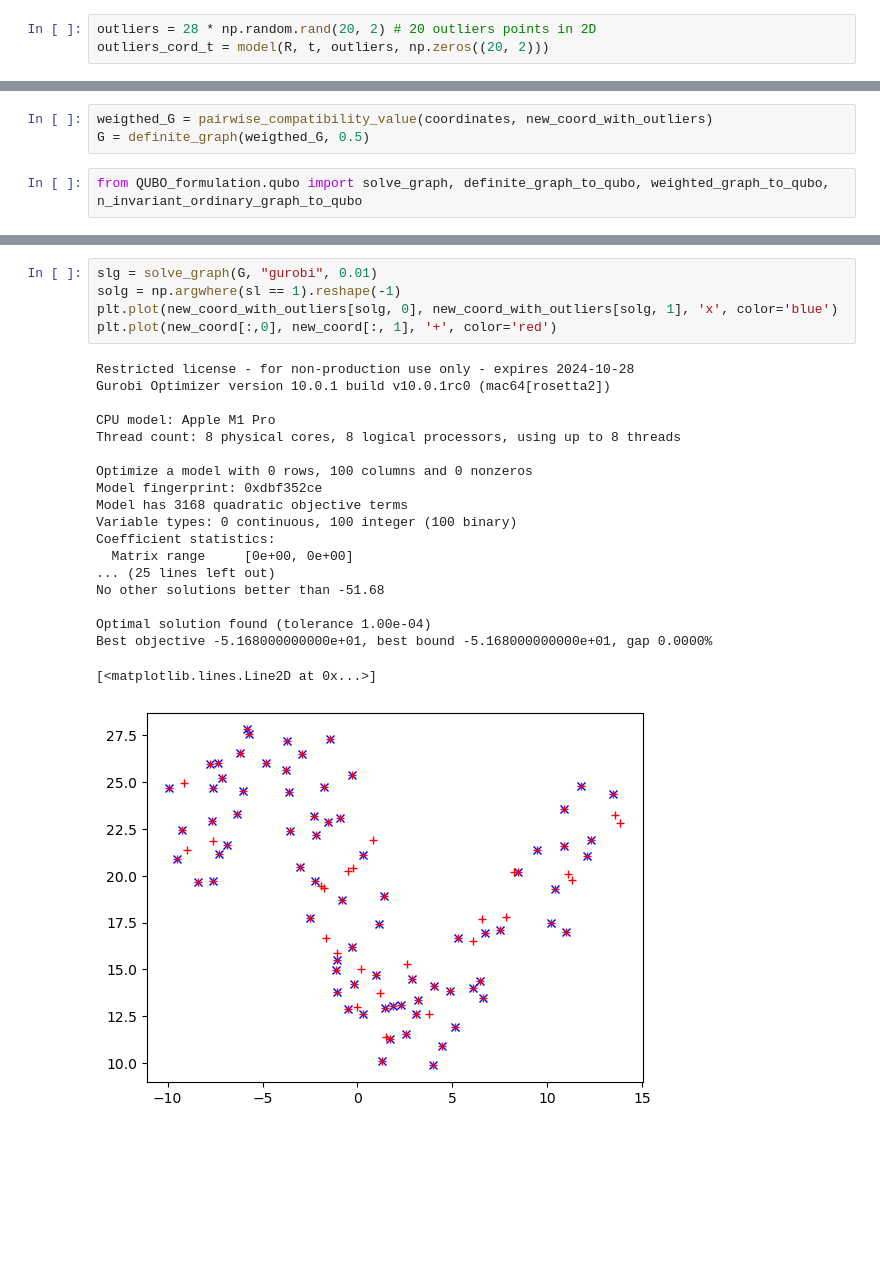
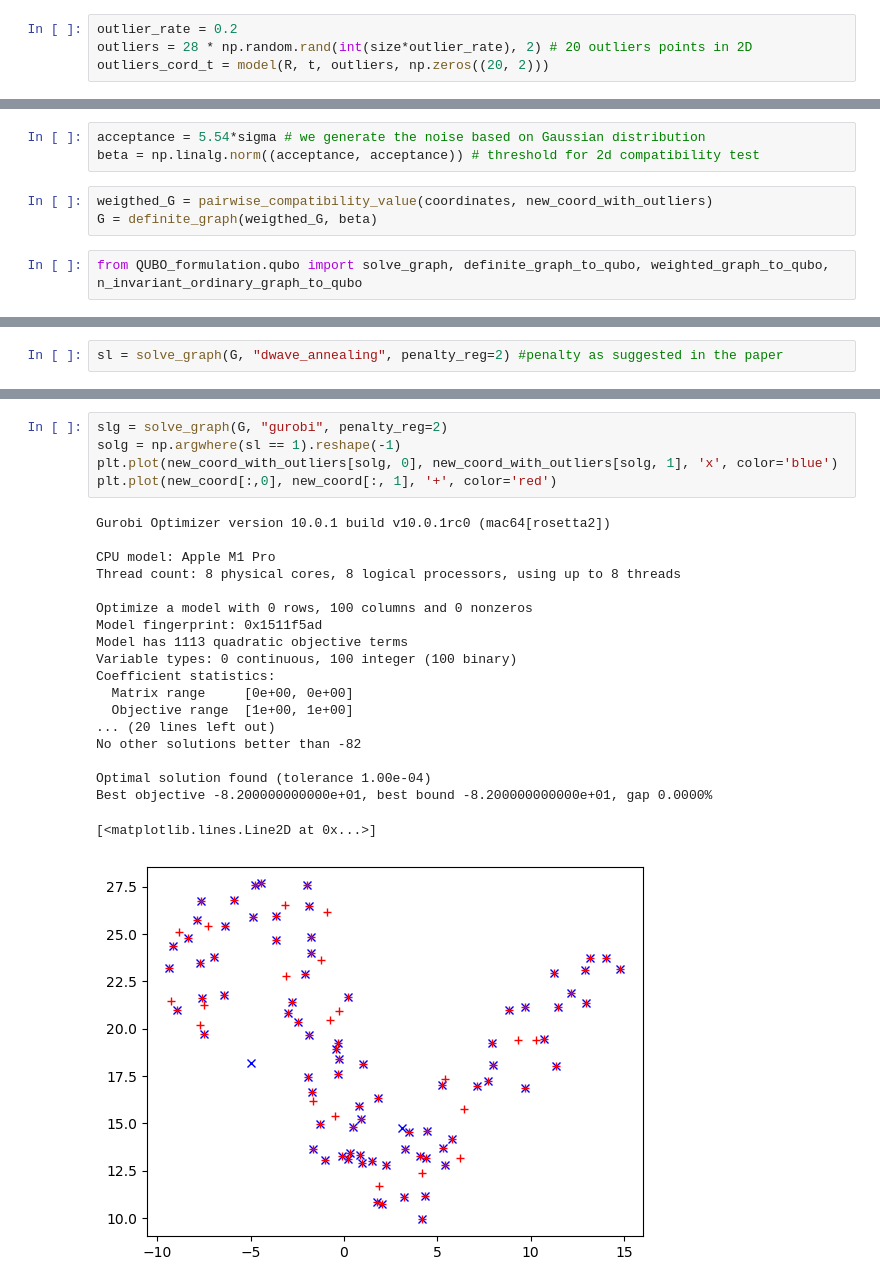
Before and after one commit to xLynna/Quantum_ROBIN, a Jupyter notebook: 2d_case_1_full.ipynb, the cells around one changed output, grey strips where cells are left out. Cells and saved outputs as stored; diff of their text form; blank space fills up the shorter version.

```diff
--- a/2d_case_1_full.ipynb
+++ b/2d_case_1_full.ipynb
@@ -50,5 +63,6 @@ plt.plot(new_coord[:,0], new_coord[:, 1], '+', color='blue',)
 # %%
-outliers = 28 * np.random.rand(20, 2) # 20 outliers points in 2D
+outlier_rate = 0.2
+outliers = 28 * np.random.rand(int(size*outlier_rate), 2) # 20 outliers points in 2D
 outliers_cord_t = model(R, t, outliers, np.zeros((20, 2)))
 # %%
 new_coord_with_outliers = np.vstack((new_coord[:-20], outliers_cord_t))
@@ -63,7 +82,10 @@ perm = np.random.permutation(size)
 new_coord_with_outliers = new_coord_with_outliers[perm]
 coordinates = coordinates[perm]
+# %%
+acceptance = 5.54*sigma # we generate the noise based on Gaussian distribution
+beta = np.linalg.norm((acceptance, acceptance)) # threshold for 2d compatibility test
 # %%
 weigthed_G = pairwise_compatibility_value(coordinates, new_coord_with_outliers)
-G = definite_graph(weigthed_G, 0.5)
+G = definite_graph(weigthed_G, beta)
 # %%
 from QUBO_formulation.qubo import solve_graph, definite_graph_to_qubo, weighted_graph_to_qubo, n_invariant_ordinary_graph_to_qubo
@@ -81,2 +94,4 @@ sl = solve_graph(G, "dwave_annealing", 0.01)
+# %%
+sl = solve_graph(G, "dwave_annealing", penalty_reg=2) #penalty as suggested in the paper
 # %%
 sol = np.argwhere(sl == 1).reshape(-1)
@@ -91,25 +125,25 @@ plt.plot(new_coord[:,0], new_coord[:, 1], '+', color='red')
 # %%
-slg = solve_graph(G, "gurobi", 0.01)
+slg = solve_graph(G, "gurobi", penalty_reg=2)
 solg = np.argwhere(sl == 1).reshape(-1)
 plt.plot(new_coord_with_outliers[solg, 0], new_coord_with_outliers[solg, 1], 'x', color='blue')
 plt.plot(new_coord[:,0], new_coord[:, 1], '+', color='red')
 # %% [output]
-Restricted license - for non-production use only - expires 2024-10-28
 Gurobi Optimizer version 10.0.1 build v10.0.1rc0 (mac64[rosetta2])
 
 CPU model: Apple M1 Pro
 Thread count: 8 physical cores, 8 logical processors, using up to 8 threads
 
 Optimize a model with 0 rows, 100 columns and 0 nonzeros
-Model fingerprint: 0xdbf352ce
-Model has 3168 quadratic objective terms
+Model fingerprint: 0x1511f5ad
+Model has 1113 quadratic objective terms
 Variable types: 0 continuous, 100 integer (100 binary)
 Coefficient statistics:
   Matrix range     [0e+00, 0e+00]
-... (25 lines left out)
-No other solutions better than -51.68
+  Objective range  [1e+00, 1e+00]
+... (20 lines left out)
+No other solutions better than -82
 
 Optimal solution found (tolerance 1.00e-04)
-Best objective -5.168000000000e+01, best bound -5.168000000000e+01, gap 0.0000%
+Best objective -8.200000000000e+01, best bound -8.200000000000e+01, gap 0.0000%
 [<matplotlib.lines.Line2D at 0x...>]
-[figure, old version]
+[figure, new version]
```
Also changed, not shown: parts of 23 cells of this notebook, 11 other files.
